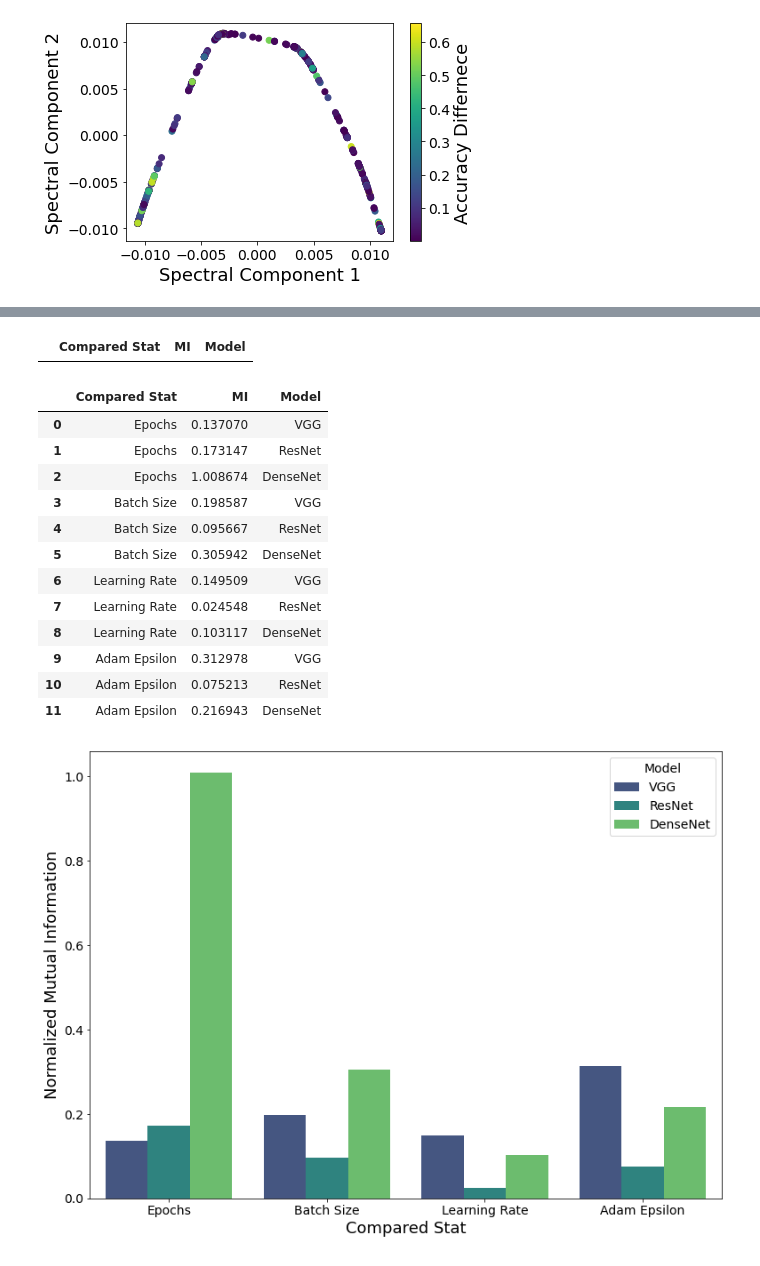
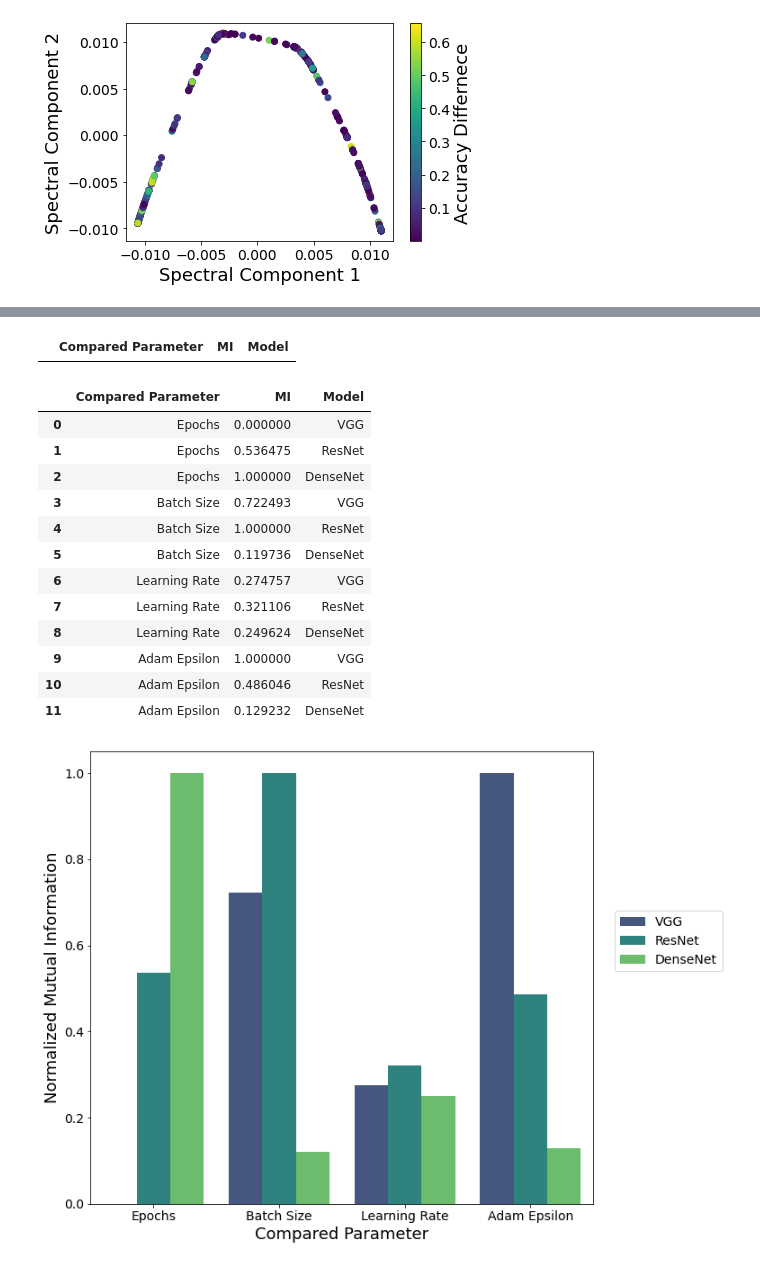
Before and after one commit to maxzvyagin/cross_framework_hpo, a Jupyter notebook: cross_framework_hpo/analysis/notebooks/t-sne_and_mutual_info.ipynb, the cells around one changed output, grey strips where cells are left out. Cells and saved outputs as stored; diff of their text form; code cells hidden in the pictures.

Commit message:
plots

```diff
--- a/cross_framework_hpo/analysis/notebooks/t-sne_and_mutual_info.ipynb
+++ b/cross_framework_hpo/analysis/notebooks/t-sne_and_mutual_info.ipynb
@@ -77,40 +83,43 @@ sum(vgg_mi)
 # %%
-mi_df = pd.DataFrame(columns=['Compared Stat', 'MI', 'Model'])
+mi_df = pd.DataFrame(columns=['Compared Parameter', 'MI', 'Model'])
 # %%
 mi_df
 # %% [output]
-|  | Compared Stat | MI | Model |
+|  | Compared Parameter | MI | Model |
 # %%
 features_plot = ["Epochs", "Batch Size", "Learning Rate", "Adam Epsilon"]
 # %%
 for i in range(4):
-    mi_df = mi_df.append({'MI':vgg_mi[i], 'Compared Stat': features_plot[i], 'Model':'VGG'}, ignore_index=True)
-    mi_df = mi_df.append({'MI':resnet_mi[i], 'Compared Stat': features_plot[i], 'Model':'ResNet'}, ignore_index=True)
-    mi_df = mi_df.append({'MI':dense_mi[i], 'Compared Stat': features_plot[i], 'Model':'DenseNet'}, ignore_index=True)
+    mi_df = mi_df.append({'MI':vgg_mi[i], 'Compared Parameter': features_plot[i], 'Model':'VGG'}, ignore_index=True)
+    mi_df = mi_df.append({'MI':resnet_mi[i], 'Compared Parameter': features_plot[i], 'Model':'ResNet'}, ignore_index=True)
+    mi_df = mi_df.append({'MI':dense_mi[i], 'Compared Parameter': features_plot[i], 'Model':'DenseNet'}, ignore_index=True)
 # %%
 mi_df
 # %% [output]
-|  | Compared Stat | MI | Model |
-| 0 | Epochs | 0.137070 | VGG |
-| 1 | Epochs | 0.173147 | ResNet |
-| 2 | Epochs | 1.008674 | DenseNet |
-| 3 | Batch Size | 0.198587 | VGG |
-| 4 | Batch Size | 0.095667 | ResNet |
-| 5 | Batch Size | 0.305942 | DenseNet |
-| 6 | Learning Rate | 0.149509 | VGG |
-| 7 | Learning Rate | 0.024548 | ResNet |
-| 8 | Learning Rate | 0.103117 | DenseNet |
-| 9 | Adam Epsilon | 0.312978 | VGG |
-| 10 | Adam Epsilon | 0.075213 | ResNet |
-| 11 | Adam Epsilon | 0.216943 | DenseNet |
+|  | Compared Parameter | MI | Model |
+| 0 | Epochs | 0.000000 | VGG |
+| 1 | Epochs | 0.536475 | ResNet |
+| 2 | Epochs | 1.000000 | DenseNet |
+| 3 | Batch Size | 0.722493 | VGG |
+| 4 | Batch Size | 1.000000 | ResNet |
+| 5 | Batch Size | 0.119736 | DenseNet |
+| 6 | Learning Rate | 0.274757 | VGG |
+| 7 | Learning Rate | 0.321106 | ResNet |
+| 8 | Learning Rate | 0.249624 | DenseNet |
+| 9 | Adam Epsilon | 1.000000 | VGG |
+| 10 | Adam Epsilon | 0.486046 | ResNet |
+| 11 | Adam Epsilon | 0.129232 | DenseNet |
 # %%
 import seaborn as sns
 # %%
-ax = sns.barplot(x="Compared Stat", y="MI", hue="Model", data=mi_df, palette="viridis")
+ax = sns.barplot(x="Compared Parameter", y="MI", hue="Model", data=mi_df, palette="viridis")
+ax.legend(loc='lower center', fancybox=True, bbox_to_anchor=(1.15, 0.5))
+# ax._legend._loc_real = 1
 plt.ylabel("Normalized Mutual Information")
 fig = plt.gcf()
+# fig.legend(loc='upper right')
 fig.set_size_inches(11, 8)
 plt.tight_layout()
-plt.savefig('totalmax_normalized_mutual_info_sklearn.jpeg', dpi=200)
+plt.savefig('normalized_mutual_info_sklearn.png', dpi=200, bbox_inches="tight")
 # %% [output]
-[figure, old version]
+[figure, new version]
```
Also changed, not shown: parts of 5 cells of this notebook, 10 other files.
